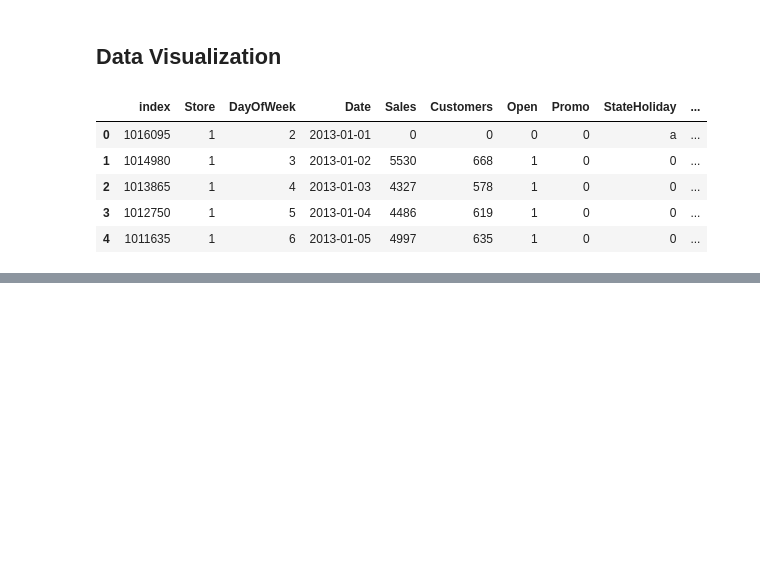
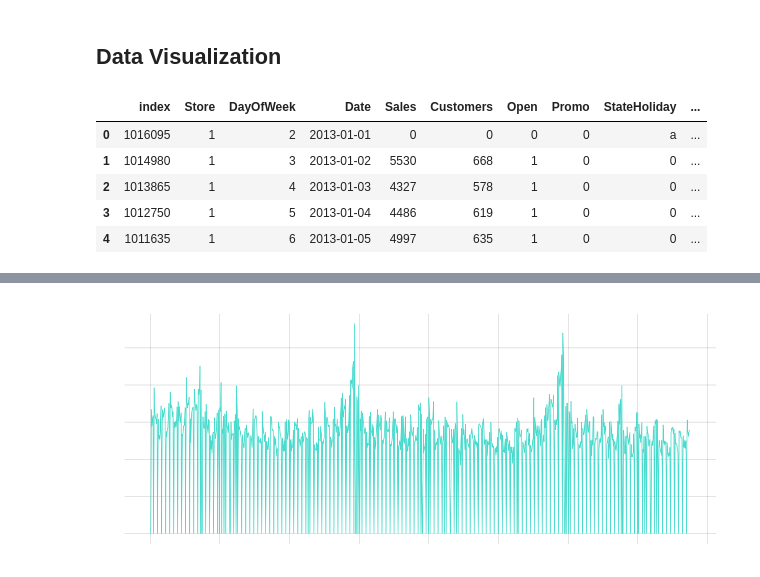
Before and after one commit to Dark2003fire/ML-Business-Case-Project, a Jupyter notebook: ML_Business_Case_Project.ipynb, the cells around one changed output, grey strips where cells are left out. Saved outputs shown, nothing was run; the diff lists cells and outputs as text; code cells hidden in the pictures; blank space fills up the shorter version.

```diff
--- a/ML_Business_Case_Project.ipynb
+++ b/ML_Business_Case_Project.ipynb
@@ -182,0 +225,7 @@ plt.show()
+# %%
+plt.plot(store_1_data['Date'], store_1_data['Customers'], color = 'C2')
+plt.grid(True, linewidth=0.2, color='black', linestyle='-')
+plt.title('Time Serie of Customers for the Store n°1')
+plt.show()
+# %% [output]
+[figure, added]
```
Also changed, not shown: parts of 7 cells of this notebook.
